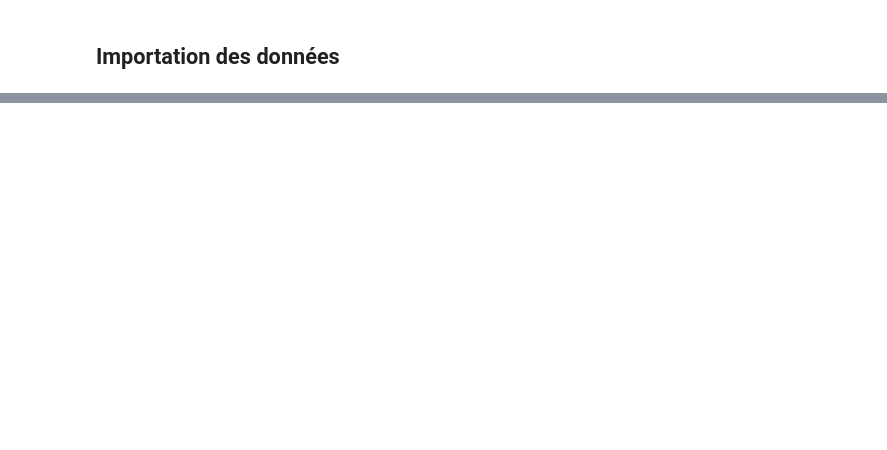
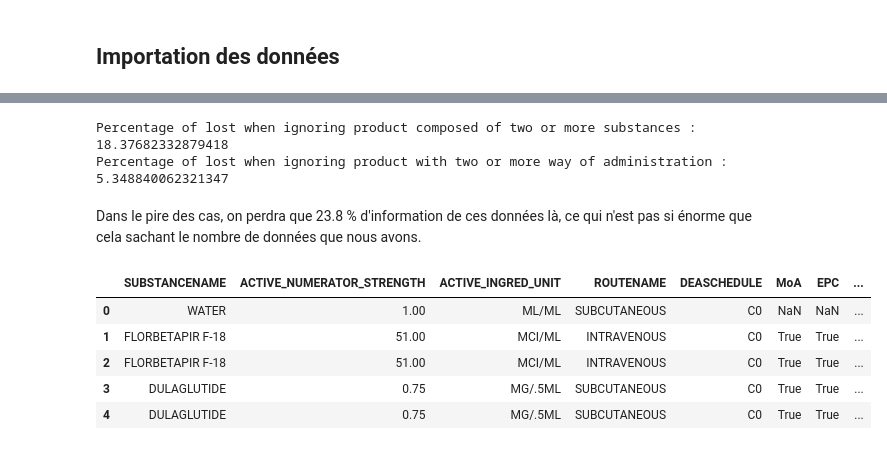
Before and after one commit to T-amairi/IFT870, a Jupyter notebook: TP2/tp2.ipynb, the cells around one changed output, grey strips where cells are left out. Drawn from its saved outputs; the diff is of its cells as text; code cells hidden in the pictures; blank space fills up the shorter version.

```diff
--- a/TP2/tp2.ipynb
+++ b/TP2/tp2.ipynb
@@ -42,0 +745,9 @@ display(dfPack.head())
+# %%
+# drop
+dfMerged.drop(columns=['PRODUCTNDC_y', 'NDC_EXCLUDE_FLAG_y'], inplace=True)
+
+# rename
+dfMerged.rename(columns={'STARTMARKETINGDATE_x' : 'STARTMARKETINGDATE_PRODUCT',
+                         'STARTMARKETINGDATE_y' : 'STARTMARKETINGDATE_PACKAGE',
+                         'PRODUCTNDC_x' : 'PRODUCTNDC',
+                         'NDC_EXCLUDE_FLAG_x' : 'NDC_EXCLUDE_FLAG'}, inplace=True)
@@ -42,0 +846,30 @@ display(dfPack.head())
+# %%
+# get series containing product with a multi composition
+s1 = dfSelected['SUBSTANCENAME'].str.contains(';')
+s2 = dfSelected['ROUTENAME'].str.contains(';')
+
+# print
+print('Percentage of lost when ignoring product composed of two or more substances :', s1.sum() / dfSelected.shape[0] * 100)
+print('Percentage of lost when ignoring product with two or more way of administration :', s2.sum() / dfSelected.shape[0] * 100)
+# %% [output]
+Percentage of lost when ignoring product composed of two or more substances : 18.37682332879418
+Percentage of lost when ignoring product with two or more way of administration : 5.348840062321347
+# %% [markdown]
+Dans le pire des cas, on perdra que 23.8 % d'information de ces données là, ce qui n'est pas si énorme que cela sachant le nombre de données que nous avons.
+# %%
+# get only the first element for the composition columns and route column and cast to upper case
+for col in ['SUBSTANCENAME','ACTIVE_NUMERATOR_STRENGTH','ACTIVE_INGRED_UNIT', 'ROUTENAME']:
+    X[col] = X[col].str.strip().str.upper().str.split(';', n = 1, expand=True)[0]
+
+# cast to float
+X['ACTIVE_NUMERATOR_STRENGTH'] = X['ACTIVE_NUMERATOR_STRENGTH'].astype(float)
+
+# print
+X.head()
+# %% [output]
+|  | SUBSTANCENAME | ACTIVE_NUMERATOR_STRENGTH | ACTIVE_INGRED_UNIT | ROUTENAME | DEASCHEDULE | MoA | EPC | ... |
+| 0 | WATER | 1.00 | ML/ML | SUBCUTANEOUS | C0 | NaN | NaN | ... |
+| 1 | FLORBETAPIR F-18 | 51.00 | MCI/ML | INTRAVENOUS | C0 | True | True | ... |
+| 2 | FLORBETAPIR F-18 | 51.00 | MCI/ML | INTRAVENOUS | C0 | True | True | ... |
+| 3 | DULAGLUTIDE | 0.75 | MG/.5ML | SUBCUTANEOUS | C0 | True | True | ... |
+| 4 | DULAGLUTIDE | 0.75 | MG/.5ML | SUBCUTANEOUS | C0 | True | True | ... |
```
Also changed, not shown: parts of 105 cells of this notebook.
